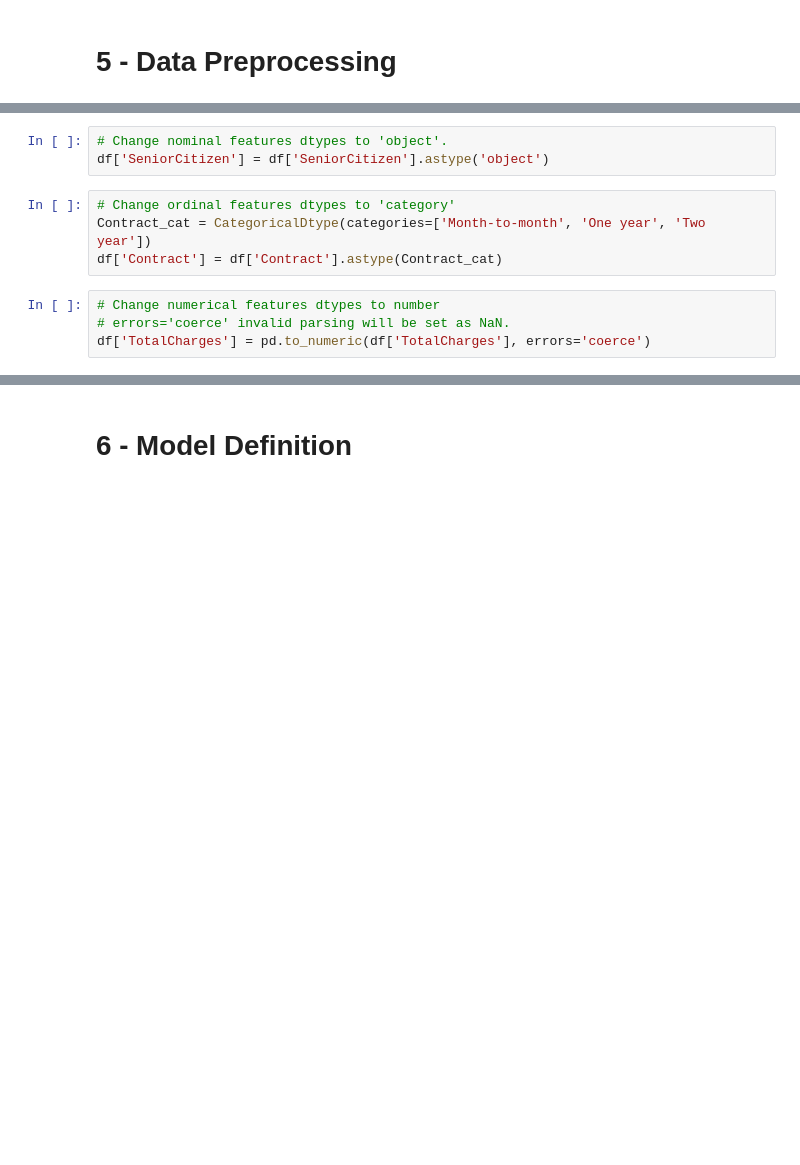
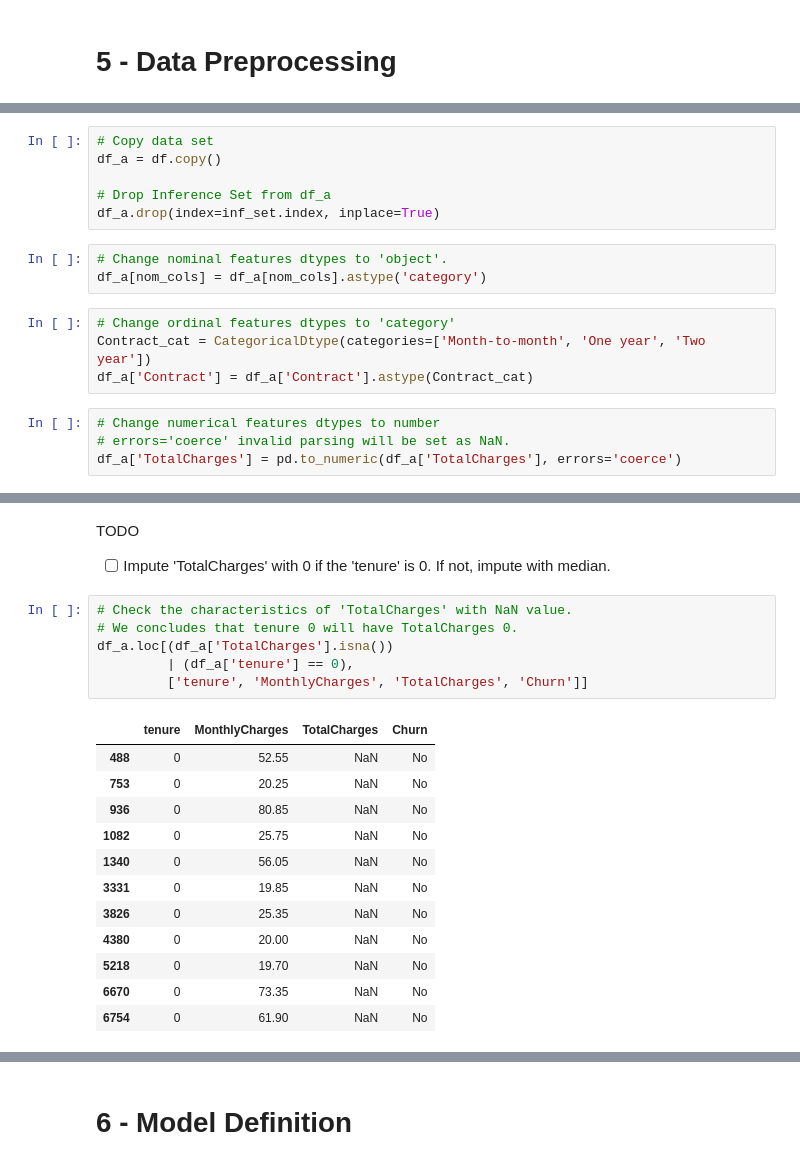
Before and after one commit to jasonrichdarmawan/p2-ml1, a Jupyter notebook: h8dsft_P2M1_jason_rich_darmawan_onggo_putra.ipynb, the cells around one changed output, grey strips where cells are left out. Cells and saved outputs as stored; diff of their text form; blank space fills up the shorter version.

Commit message:
add TODO impute TotalCharges

```diff
--- a/h8dsft_P2M1_jason_rich_darmawan_onggo_putra.ipynb
+++ b/h8dsft_P2M1_jason_rich_darmawan_onggo_putra.ipynb
@@ -235,13 +254,19 @@ isolate()
+# %%
+# Copy data set
+df_a = df.copy()
+
+# Drop Inference Set from df_a
+df_a.drop(index=inf_set.index, inplace=True)
 # %%
 # Change nominal features dtypes to 'object'.
-df['SeniorCitizen'] = df['SeniorCitizen'].astype('object')
+df_a[nom_cols] = df_a[nom_cols].astype('category')
 # %%
 # Change ordinal features dtypes to 'category'
 Contract_cat = CategoricalDtype(categories=['Month-to-month', 'One year', 'Two year'])
-df['Contract'] = df['Contract'].astype(Contract_cat)
+df_a['Contract'] = df_a['Contract'].astype(Contract_cat)
 # %%
 # Change numerical features dtypes to number
 # errors='coerce' invalid parsing will be set as NaN.
-df['TotalCharges'] = pd.to_numeric(df['TotalCharges'], errors='coerce')
+df_a['TotalCharges'] = pd.to_numeric(df_a['TotalCharges'], errors='coerce')
 # %%
 # Check missing values
@@ -248,0 +292,22 @@ df.isnull().sum()
+# %% [markdown]
+TODO
+- [ ] Impute 'TotalCharges' with 0 if the 'tenure' is 0. If not, impute with median.
+# %%
+# Check the characteristics of 'TotalCharges' with NaN value.
+# We concludes that tenure 0 will have TotalCharges 0.
+df_a.loc[(df_a['TotalCharges'].isna())
+         | (df_a['tenure'] == 0),
+         ['tenure', 'MonthlyCharges', 'TotalCharges', 'Churn']]
+# %% [output]
+|  | tenure | MonthlyCharges | TotalCharges | Churn |
+| 488 | 0 | 52.55 | NaN | No |
+| 753 | 0 | 20.25 | NaN | No |
+| 936 | 0 | 80.85 | NaN | No |
+| 1082 | 0 | 25.75 | NaN | No |
+| 1340 | 0 | 56.05 | NaN | No |
+| 3331 | 0 | 19.85 | NaN | No |
+| 3826 | 0 | 25.35 | NaN | No |
+| 4380 | 0 | 20.00 | NaN | No |
+| 5218 | 0 | 19.70 | NaN | No |
+| 6670 | 0 | 73.35 | NaN | No |
+| 6754 | 0 | 61.90 | NaN | No |
```
Also changed, not shown: parts of 4 cells of this notebook.
